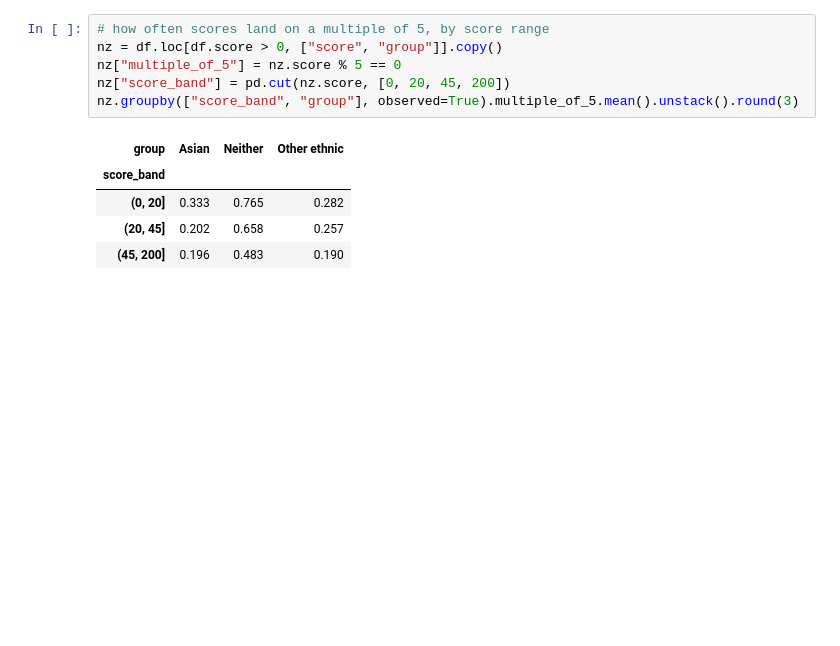
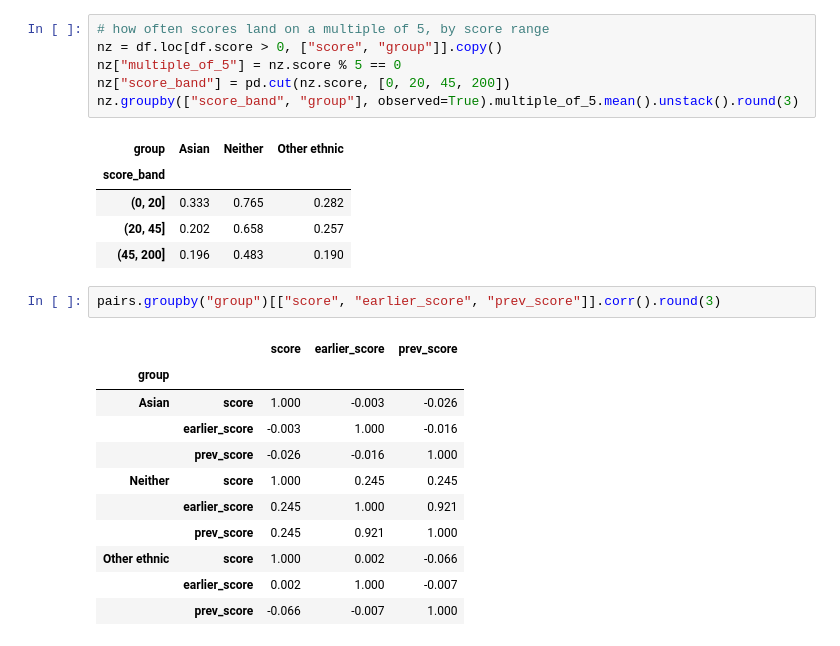
Before and after one commit to TanayPratapSingh/seattle-food-safety, a Jupyter notebook: tanay_singh_reglab_takehome.ipynb, the cells around one changed output. Saved outputs shown, nothing was run; the diff lists cells and outputs as text; blank space fills up the shorter version.

Commit message:
Check whether scores persist within a restaurant, and rule out a leak

```diff
--- a/tanay_singh_reglab_takehome.ipynb
+++ b/tanay_singh_reglab_takehome.ipynb
@@ -293,3 +293,17 @@ nz.groupby(["score_band", "group"], observed=True).multiple_of_5.mean().unstack(
 | (0, 20] | 0.333 | 0.765 | 0.282 |
 | (20, 45] | 0.202 | 0.658 | 0.257 |
 | (45, 200] | 0.196 | 0.483 | 0.190 |
+# %%
+pairs.groupby("group")[["score", "earlier_score", "prev_score"]].corr().round(3)
+# %% [output]
+|  |  | score | earlier_score | prev_score |
+| group |  |  |  |  |
+| Asian | score | 1.000 | -0.003 | -0.026 |
+|  | earlier_score | -0.003 | 1.000 | -0.016 |
+|  | prev_score | -0.026 | -0.016 | 1.000 |
+| Neither | score | 1.000 | 0.245 | 0.245 |
+|  | earlier_score | 0.245 | 1.000 | 0.921 |
+|  | prev_score | 0.245 | 0.921 | 1.000 |
+| Other ethnic | score | 1.000 | 0.002 | -0.066 |
+|  | earlier_score | 0.002 | 1.000 | -0.007 |
+|  | prev_score | -0.066 | -0.007 | 1.000 |
```
Also changed, not shown: parts of 1 cell of this notebook.
